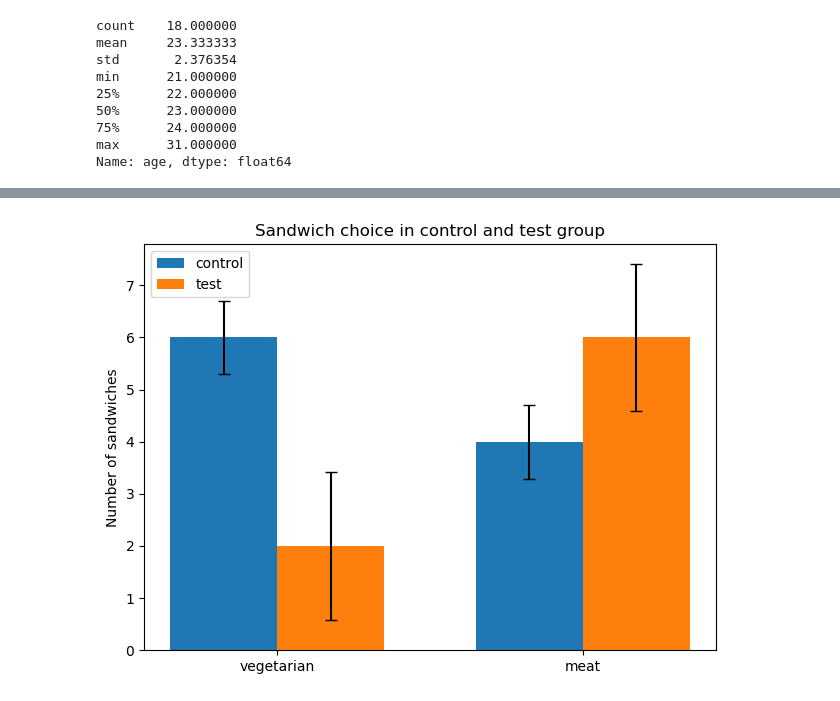
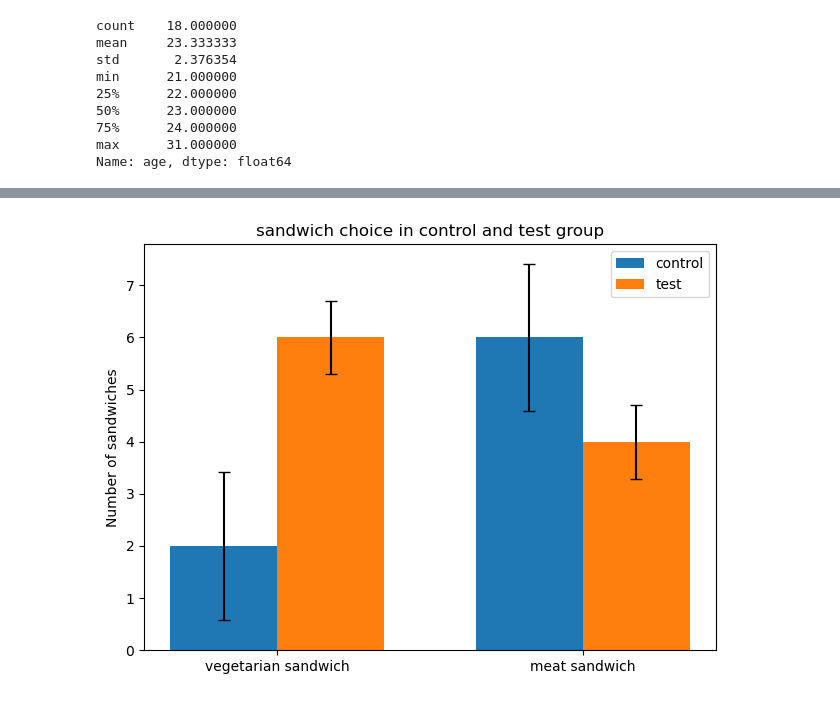
Before and after one commit to Caleiga/get_greened, a Jupyter notebook: participants_stats.ipynb, the cells around one changed output, grey strips where cells are left out. Drawn from its saved outputs; the diff is of its cells as text; code cells hidden in the pictures.

Commit message:
some more stats on the participants

```diff
--- a/participants_stats.ipynb
+++ b/participants_stats.ipynb
@@ -73,32 +186,32 @@ Name: age, dtype: float64
 # %%
-control = data.drop(data.index[data.participant_number <= 70])
-test = data.drop(data.index[data.participant_number > 70])
+test = data.drop(data.index[data.participant_number <= 70])
+control = data.drop(data.index[data.participant_number > 70])
 n_veggie_ctrl = sum((control["sandwich"] == 1) | (control["sandwich"] == 2))
 n_meat_ctrl = sum((control["sandwich"] == 3) | (control["sandwich"] == 4))
 n_veggie_test = sum((test["sandwich"] == 1) | (test["sandwich"] == 2))
 n_meat_test = sum((test["sandwich"] == 3) | (test["sandwich"] == 4))
 
 fig, ax = plt.subplots()
-labels = ['vegetarian', 'meat']
+labels = ['vegetarian sandwich', 'meat sandwich']
 ctrl_sandwiches = [n_veggie_ctrl, n_meat_ctrl]
 test_sandwiches = [n_veggie_test, n_meat_test]
 
 std_error_ctrl = np.std(ctrl_sandwiches) / np.sqrt(len(ctrl_sandwiches))
 std_error_test = np.std(test_sandwiches) / np.sqrt(len(test_sandwiches))
 
 x = np.arange(len(labels))  # the label locations
 width = 0.35  # the width of the bars
 rects1 = ax.bar(x - width/2, ctrl_sandwiches, width, label='control', yerr=std_error_ctrl, capsize=4)
 rects2 = ax.bar(x + width/2, test_sandwiches, width, label='test', yerr=std_error_test, capsize=4)
 
 # Add some text for labels, title and custom x-axis tick labels, etc.
 ax.set_ylabel('Number of sandwiches')
-ax.set_title('Sandwich choice in control and test group')
+ax.set_title('sandwich choice in control and test group')
 ax.set_xticks(x)
 ax.set_xticklabels(labels)
 ax.legend()
 fig.tight_layout()
 plt.savefig("sandwich_average.png")
 plt.show()
 # %% [output]
-[figure, old version]
+[figure, new version]
```
Also changed, not shown: parts of 6 cells of this notebook, 1 other file.
